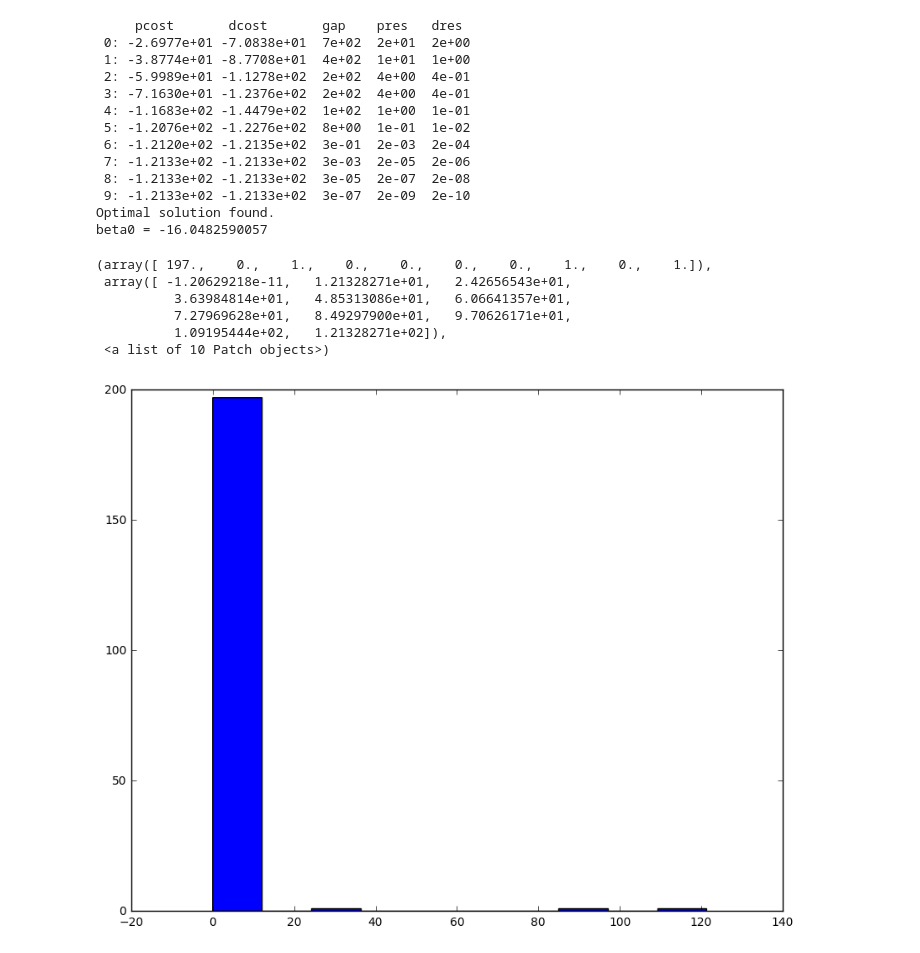
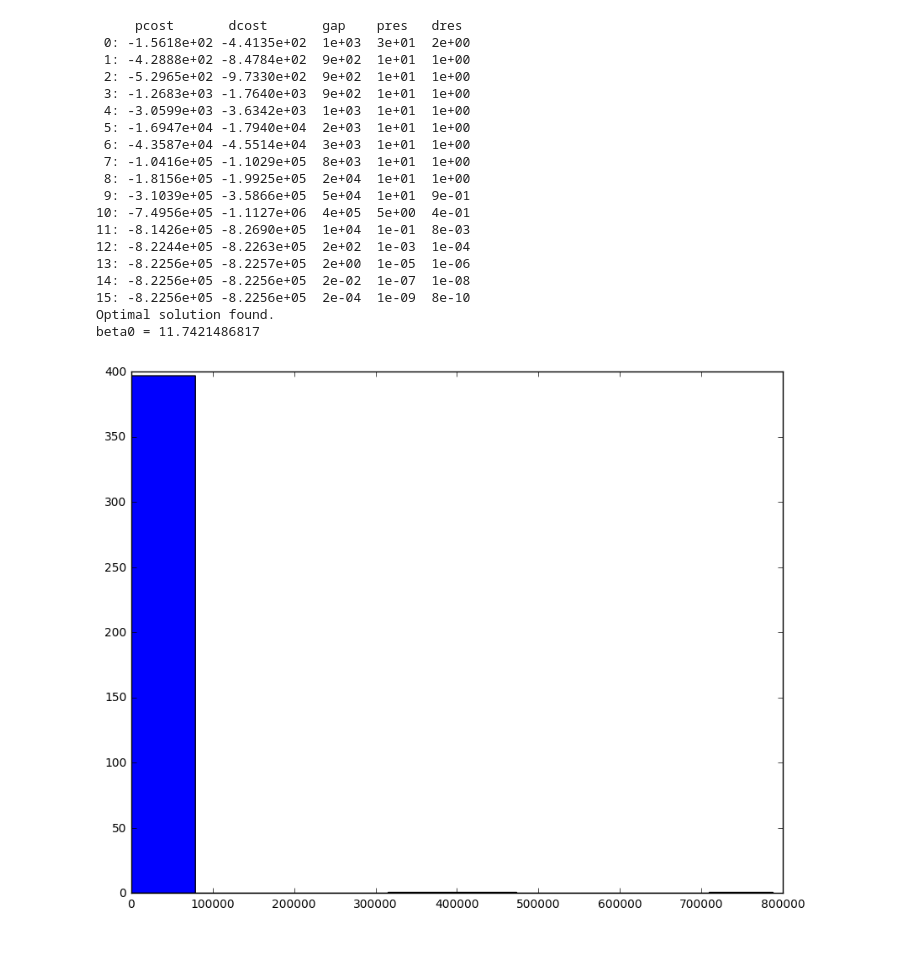
Before and after one commit to mnvl/mlzoo, a Jupyter notebook: svm_polynomial_cvxopt.ipynb, the cells around one changed output. Drawn from its saved outputs; the diff is of its cells as text; code cells hidden in the pictures.

```diff
--- a/svm_polynomial_cvxopt.ipynb
+++ b/svm_polynomial_cvxopt.ipynb
@@ -11,13 +12,12 @@ plt.rcParams['image.interpolation'] = 'nearest'
 plt.rcParams['image.cmap'] = 'gray'
 # %%
 K = 2
-N = 200
+N = 400
 
-X = np.vstack((np.random.normal(loc=[0.5, 0.3], scale = 0.07, size = (N, 2)),
-               np.random.normal(loc=[0.7, 0.5], scale = 0.03, size = (N, 2))))
-y = np.hstack((-1 * np.ones(N), np.ones(N)))
+X = np.random.uniform(size = (N * K, 2))
+y = np.sign(X[:, 1] - np.sin(X[:, 0] * np.pi))
 
-train_test_split = np.array(random.sample(range(N * 2), N))
+train_test_split = np.array(random.sample(range(N * K), N))
 
 X_train = X[train_test_split, :]
 y_train = y[train_test_split]
@@ -25,5 +25,5 @@ y_train = y[train_test_split]
 X_test = X[-train_test_split, :]
 y_test = y[-train_test_split]
 
-plt.scatter(X[:, 0], X[:, 1], c = y)
+plt.scatter(X[:, 0], X[:, 1], c = y);
 # %% [output]
@@ -39,60 +37,56 @@ plt.imshow(svm_kernel(X_train, X_train))
 # %%
-# The Elements of Statistical Learning: Data Mining, Inference, and Prediction, 2nd ed
-# Trevor Hastie, Robert Tibshirani, Jerome Friedman
-# https://statweb.stanford.edu/~tibs/ElemStatLearn/
-# pp. 420, 423
-
 # http://cs229.stanford.edu/notes/cs229-notes3.pdf
-
 # L = sum(alpha) - 1/2 * sum_i(sum_j(alpha_i * alpha_j * y_i * y_j * kernel(x_i, x_j)))
 # subject to sum_i(alpha_i * y_i) = 0
 #            alpha > 0
 
 # http://cvxopt.org/userguide/coneprog.html#quadratic-programming
 # minimize 1/2 * x.T * P * x + q.T * x
 # subject to G * x < h
 #            A * x = b
 
 def svm_train(X, y):
+    N = X.shape[0]
+
     P = cvxopt.matrix(svm_kernel(X, X) * np.outer(y, y))
     q = cvxopt.matrix(-np.ones(N))
     G = cvxopt.matrix(-1.0 * np.eye(N))
     h = cvxopt.matrix(0.0, (N, 1))
-    A = cvxopt.matrix(y_train, (1, N))
+    A = cvxopt.matrix(y, (1, N))
     b = cvxopt.matrix(0.0)
 
     solution = cvxopt.solvers.qp(P, q, G, h, A, b)
 
     alpha = np.array(solution["x"]).reshape(-1)
 
-    beta = np.sum(alpha * y_train * svm_kernel(X_train, X_train).T, axis = 1)
-    beta0 = -(np.max(beta[y_train > 0]) + np.min(beta[y_train < 0])) / 2.
+    beta = np.sum(alpha * y * svm_kernel(X, X).T, axis = 1)
+    beta0 = -(np.max(beta[y > 0]) + np.min(beta[y < 0])) / 2.
 
     return (alpha, beta0)
 
 (alpha, beta0) = svm_train(X_train, y_train)
 
 print("beta0 =", beta0)
-plt.hist(alpha)
+plt.hist(alpha);
 # %% [output]
      pcost       dcost       gap    pres   dres
- 0: -2.6977e+01 -7.0838e+01  7e+02  2e+01  2e+00
- 1: -3.8774e+01 -8.7708e+01  4e+02  1e+01  1e+00
- 2: -5.9989e+01 -1.1278e+02  2e+02  4e+00  4e-01
- 3: -7.1630e+01 -1.2376e+02  2e+02  4e+00  4e-01
- 4: -1.1683e+02 -1.4479e+02  1e+02  1e+00  1e-01
- 5: -1.2076e+02 -1.2276e+02  8e+00  1e-01  1e-02
- 6: -1.2120e+02 -1.2135e+02  3e-01  2e-03  2e-04
- 7: -1.2133e+02 -1.2133e+02  3e-03  2e-05  2e-06
- 8: -1.2133e+02 -1.2133e+02  3e-05  2e-07  2e-08
- 9: -1.2133e+02 -1.2133e+02  3e-07  2e-09  2e-10
+ 0: -1.5618e+02 -4.4135e+02  1e+03  3e+01  2e+00
+ 1: -4.2888e+02 -8.4784e+02  9e+02  1e+01  1e+00
+ 2: -5.2965e+02 -9.7330e+02  9e+02  1e+01  1e+00
+ 3: -1.2683e+03 -1.7640e+03  9e+02  1e+01  1e+00
+ 4: -3.0599e+03 -3.6342e+03  1e+03  1e+01  1e+00
+ 5: -1.6947e+04 -1.7940e+04  2e+03  1e+01  1e+00
+ 6: -4.3587e+04 -4.5514e+04  3e+03  1e+01  1e+00
+ 7: -1.0416e+05 -1.1029e+05  8e+03  1e+01  1e+00
+ 8: -1.8156e+05 -1.9925e+05  2e+04  1e+01  1e+00
+ 9: -3.1039e+05 -3.5866e+05  5e+04  1e+01  9e-01
+10: -7.4956e+05 -1.1127e+06  4e+05  5e+00  4e-01
+11: -8.1426e+05 -8.2690e+05  1e+04  1e-01  8e-03
+12: -8.2244e+05 -8.2263e+05  2e+02  1e-03  1e-04
+13: -8.2256e+05 -8.2257e+05  2e+00  1e-05  1e-06
+14: -8.2256e+05 -8.2256e+05  2e-02  1e-07  1e-08
+15: -8.2256e+05 -8.2256e+05  2e-04  1e-09  8e-10
 Optimal solution found.
-beta0 = -16.0482590057
+beta0 = 11.7421486817
-(array([ 197.,    0.,    1.,    0.,    0.,    0.,    0.,    1.,    0.,    1.]),
- array([ -1.20629218e-11,   1.21328271e+01,   2.42656543e+01,
-          3.63984814e+01,   4.85313086e+01,   6.06641357e+01,
-          7.27969628e+01,   8.49297900e+01,   9.70626171e+01,
-          1.09195444e+02,   1.21328271e+02]),
- <a list of 10 Patch objects>)
-[figure, old version]
+[figure, new version]
 # %%
```
Also changed, not shown: parts of 10 cells of this notebook, 2 other files.
